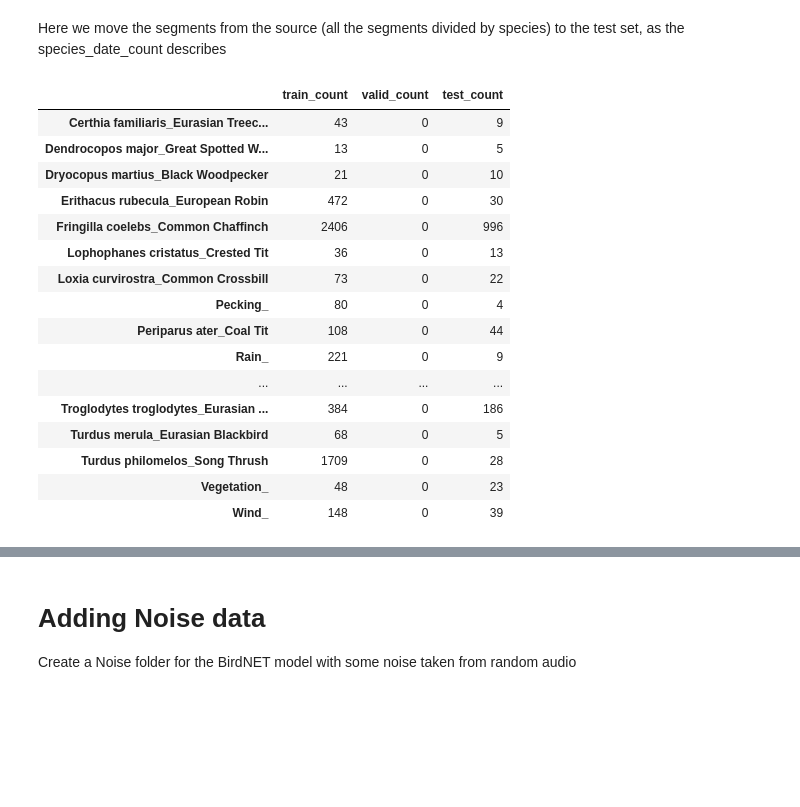
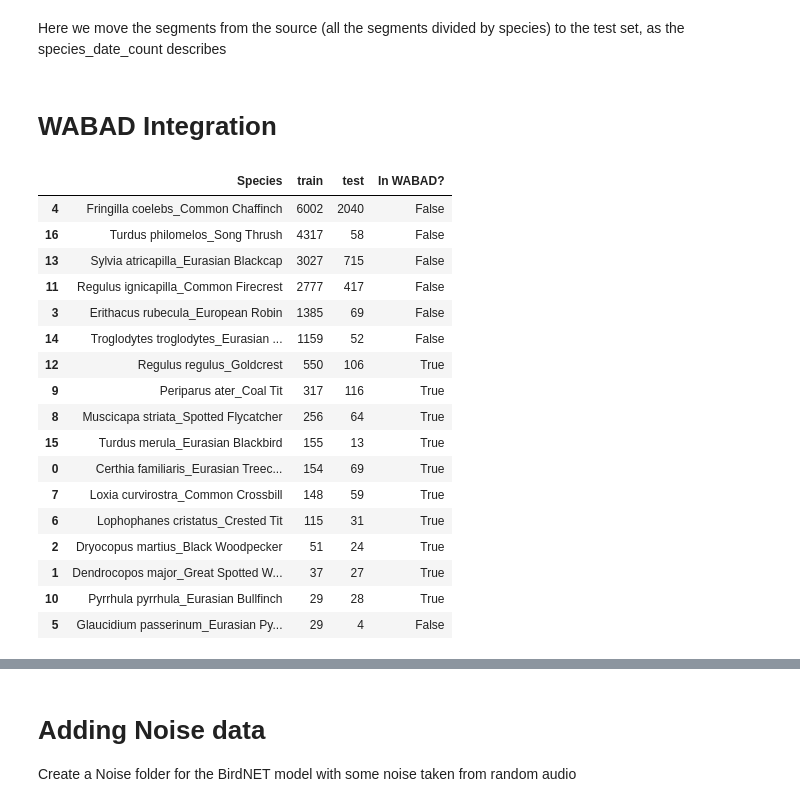
Before and after one commit to giacomoschiavo/finetuning-BirdNET, a Jupyter notebook: 2_data_preprocessing.ipynb, the cells around one changed output, grey strips where cells are left out. Drawn from its saved outputs; the diff is of its cells as text; code cells hidden in the pictures; blank space fills up the shorter version.

Commit message:
revisited segments extraction and preprocessing

```diff
--- a/2_data_preprocessing.ipynb
+++ b/2_data_preprocessing.ipynb
@@ -164,35 +161,43 @@ for specie in os.listdir(train_folder):
 #         os.path.join(removed, species),
 #         os.path.join(train_folder, species),
 #     )
-# %%
-# SHOW DIVISION BY TRAINING, VALID and TEST
-source = f"{DATASET_PATH}/train"
-species_folders = os.listdir(source)
-valid_folder = f"{DATASET_PATH}/valid"
-os.makedirs(valid_folder, exist_ok=True)
-dest = f"{DATASET_PATH}/test"
-species_count = { folder: {
-        "train_count": len(os.listdir(os.path.join(source, folder))),
-        "valid_count": 0 if not os.path.exists(os.path.join(valid_folder, folder)) else len(os.listdir(os.path.join(valid_folder, folder))),
-        "test_count": len(os.listdir(os.path.join(dest, folder))),
-    } for folder in species_folders if folder != "Noise" }
-df = pd.DataFrame(species_count).T
-df.sort_index(ascending=True)
-# %% [output]
-|  | train_count | valid_count | test_count |
-| Certhia familiaris_Eurasian Treec... | 43 | 0 | 9 |
-| Dendrocopos major_Great Spotted W... | 13 | 0 | 5 |
-| Dryocopus martius_Black Woodpecker | 21 | 0 | 10 |
-| Erithacus rubecula_European Robin | 472 | 0 | 30 |
-| Fringilla coelebs_Common Chaffinch | 2406 | 0 | 996 |
-| Lophophanes cristatus_Crested Tit | 36 | 0 | 13 |
-| Loxia curvirostra_Common Crossbill | 73 | 0 | 22 |
-| Pecking_ | 80 | 0 | 4 |
-| Periparus ater_Coal Tit | 108 | 0 | 44 |
-| Rain_ | 221 | 0 | 9 |
-| ... | ... | ... | ... |
-| Troglodytes troglodytes_Eurasian ... | 384 | 0 | 186 |
-| Turdus merula_Eurasian Blackbird | 68 | 0 | 5 |
-| Turdus philomelos_Song Thrush | 1709 | 0 | 28 |
-| Vegetation_ | 48 | 0 | 23 |
-| Wind_ | 148 | 0 | 39 |
+# %% [markdown]
+# WABAD Integration
+# %%
+train_folder = f"{DATASET_PATH}/train"
+test_folder = f"{DATASET_PATH}/test"
+WABAD_FOLDER = "E:/Giacomo/Tovanella/wabad_segments"
+
+dataset_species_count = {}
+for species in os.listdir(test_folder):
+    dataset_species_count[species] = {
+        "train": len(os.listdir(os.path.join(train_folder, species))),
+        "test": len(os.listdir(os.path.join(test_folder, species)))
+    }
+
+wabad_species = os.listdir(WABAD_FOLDER)
+dataset_species_count_df = pd.DataFrame.from_dict(dataset_species_count, orient='index')
+dataset_species_count_df.index.name = 'Species'
+dataset_species_count_df = dataset_species_count_df.reset_index() # Make 'Species' a regular column
+
+dataset_species_count_df["In WABAD?"] = dataset_species_count_df["Species"].apply(lambda x: x in wabad_species)
+dataset_species_count_df.sort_values(by="train", ascending=False)
+# %% [output]
+|  | Species | train | test | In WABAD? |
+| 4 | Fringilla coelebs_Common Chaffinch | 6002 | 2040 | False |
+| 16 | Turdus philomelos_Song Thrush | 4317 | 58 | False |
+| 13 | Sylvia atricapilla_Eurasian Blackcap | 3027 | 715 | False |
+| 11 | Regulus ignicapilla_Common Firecrest | 2777 | 417 | False |
+| 3 | Erithacus rubecula_European Robin | 1385 | 69 | False |
+| 14 | Troglodytes troglodytes_Eurasian ... | 1159 | 52 | False |
+| 12 | Regulus regulus_Goldcrest | 550 | 106 | True |
+| 9 | Periparus ater_Coal Tit | 317 | 116 | True |
+| 8 | Muscicapa striata_Spotted Flycatcher | 256 | 64 | True |
+| 15 | Turdus merula_Eurasian Blackbird | 155 | 13 | True |
+| 0 | Certhia familiaris_Eurasian Treec... | 154 | 69 | True |
+| 7 | Loxia curvirostra_Common Crossbill | 148 | 59 | True |
+| 6 | Lophophanes cristatus_Crested Tit | 115 | 31 | True |
+| 2 | Dryocopus martius_Black Woodpecker | 51 | 24 | True |
+| 1 | Dendrocopos major_Great Spotted W... | 37 | 27 | True |
+| 10 | Pyrrhula pyrrhula_Eurasian Bullfinch | 29 | 28 | True |
+| 5 | Glaucidium passerinum_Eurasian Py... | 29 | 4 | False |
```
Also changed, not shown: parts of 40 cells of this notebook, 3 other files.
